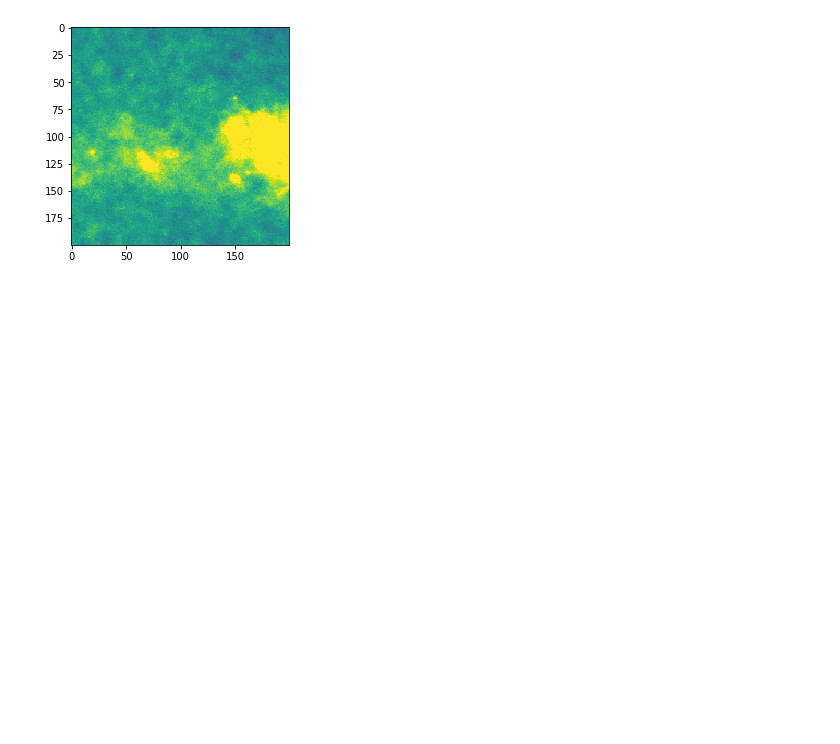
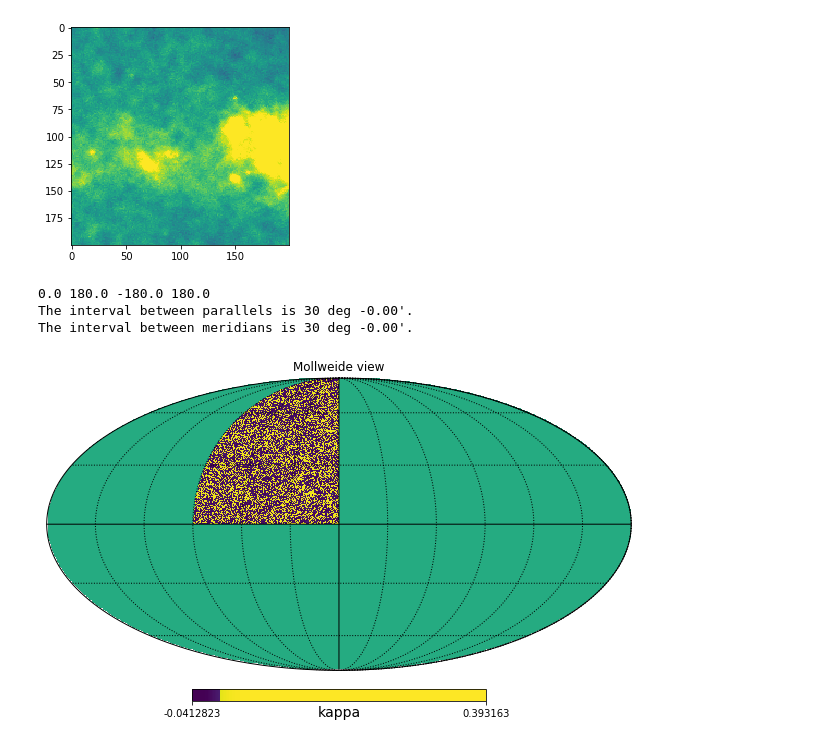
Before and after one commit to LSSTDESC/HOS-Y1-prep, a Jupyter notebook: healpix2flat.ipynb, the cells around one changed output. Cells and saved outputs as stored; diff of their text form; code cells hidden in the pictures; blank space fills up the shorter version.

Commit message:
open joachim map

```diff
--- a/healpix2flat.ipynb
+++ b/healpix2flat.ipynb
@@ -69,0 +58,20 @@ show()
+# %%
+### try to access joachim's map
+fname = '/global/homes/j/jharno/IA-infusion/SkySim5000/kappa/1.0060kappa.npy'
+hpmap = np.load(fname)
+# %%
+hp.mollview(
+   hpmap,
+    # coord=["G", "E"],
+    # title="Histogram equalized Ecliptic",
+    unit="kappa",
+    norm="hist",
+    # min=-1,
+    # max=1,
+)
+hp.graticule()
+# %% [output]
+0.0 180.0 -180.0 180.0
+The interval between parallels is 30 deg -0.00'.
+The interval between meridians is 30 deg -0.00'.
+[figure, added]
```
Also changed, not shown: parts of 5 cells of this notebook.
